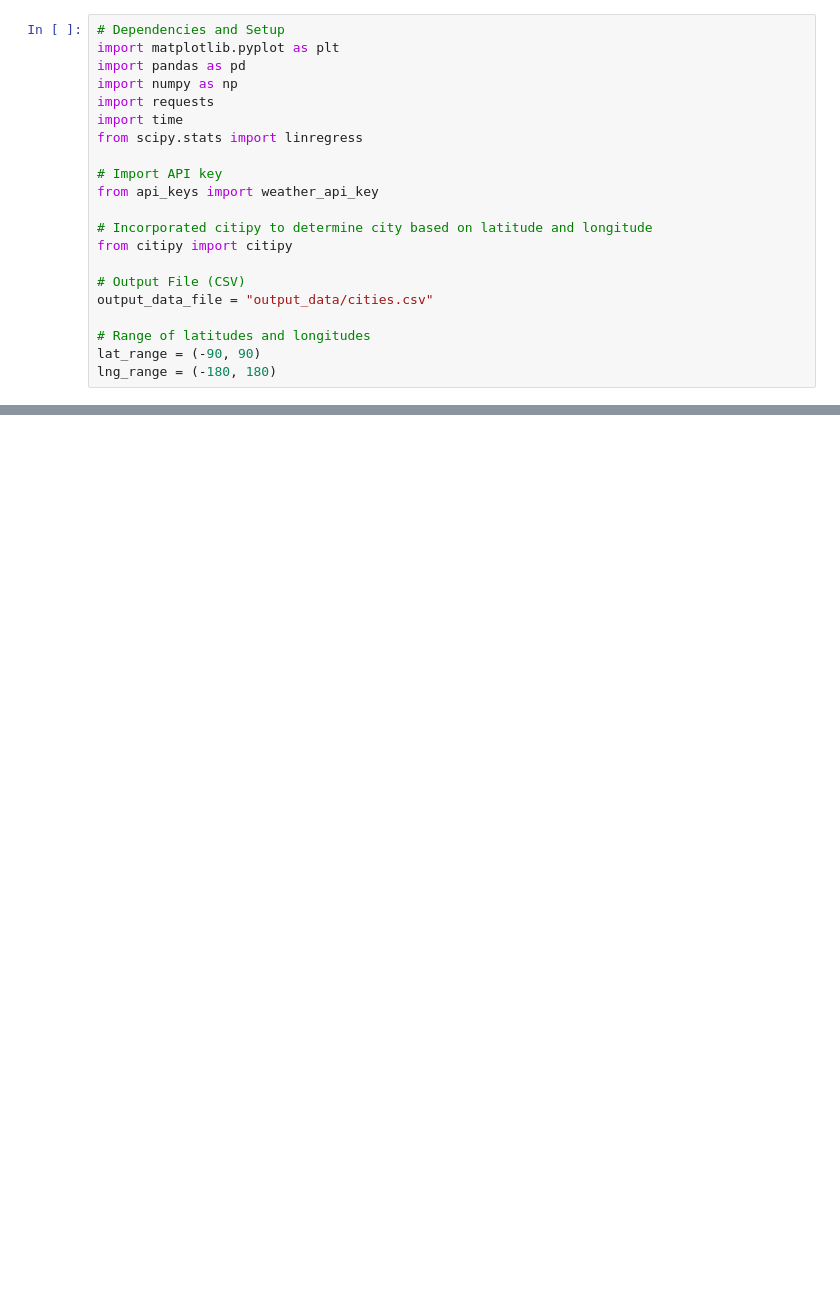
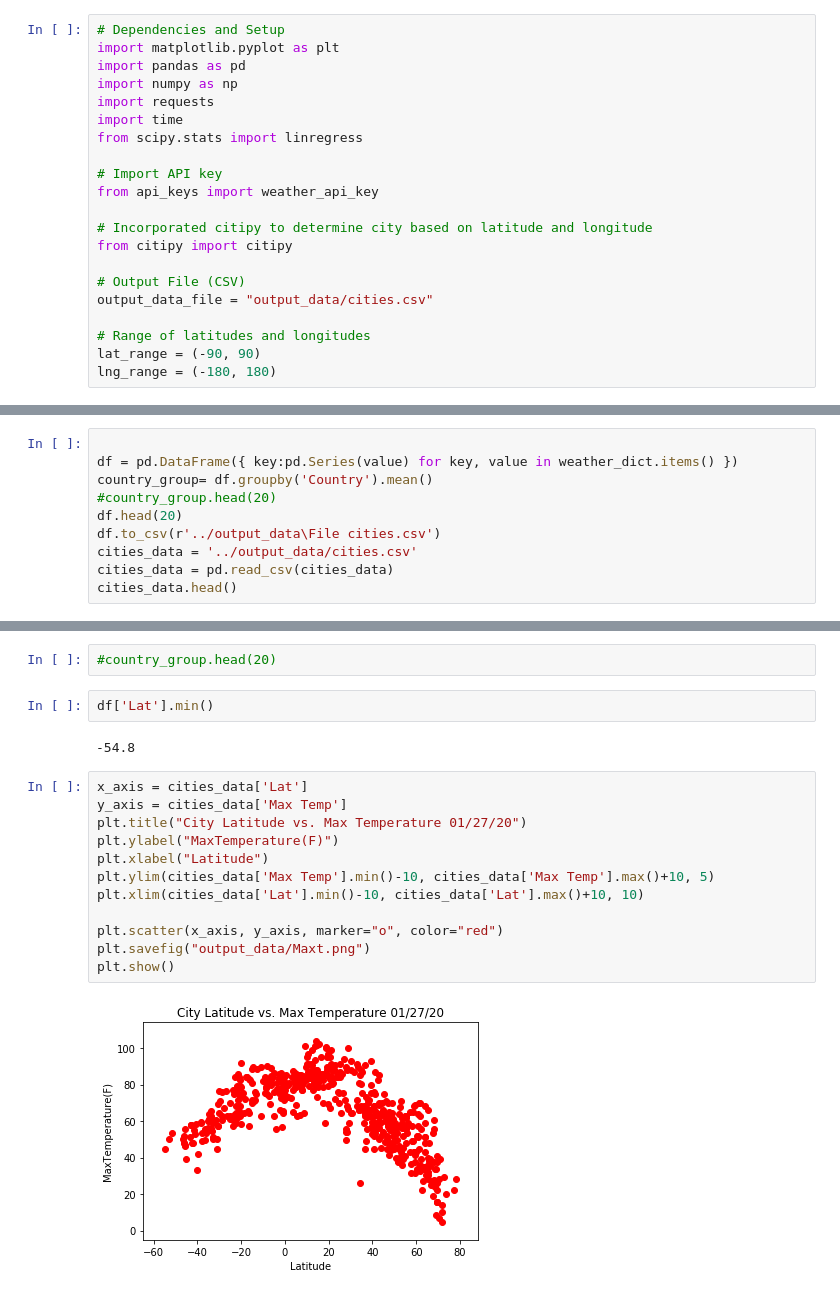
Before and after one commit to ac1093/python-api-challenge, a Jupyter notebook: WeatherPy/Weather.ipynb, the cells around one changed output, grey strips where cells are left out. Saved outputs shown, nothing was run; the diff lists cells and outputs as text; blank space fills up the shorter version.

```diff
--- a/WeatherPy/Weather.ipynb
+++ b/WeatherPy/Weather.ipynb
@@ -122,0 +163,10 @@ City not Found
+# %%
+
+df = pd.DataFrame({ key:pd.Series(value) for key, value in weather_dict.items() })
+country_group= df.groupby('Country').mean()
+#country_group.head(20)
+df.head(20)
+df.to_csv(r'../output_data\File cities.csv')
+cities_data = '../output_data/cities.csv'
+cities_data = pd.read_csv(cities_data)
+cities_data.head()
@@ -122,0 +194,20 @@ City not Found
+# %%
+#country_group.head(20)
+# %%
+df['Lat'].min()
+# %% [output]
+-54.8
+# %%
+x_axis = cities_data['Lat']
+y_axis = cities_data['Max Temp']
+plt.title("City Latitude vs. Max Temperature 01/27/20")
+plt.ylabel("MaxTemperature(F)")
+plt.xlabel("Latitude")
+plt.ylim(cities_data['Max Temp'].min()-10, cities_data['Max Temp'].max()+10, 5)
+plt.xlim(cities_data['Lat'].min()-10, cities_data['Lat'].max()+10, 10)
+
+plt.scatter(x_axis, y_axis, marker="o", color="red")
+plt.savefig("output_data/Maxt.png")
+plt.show()
+# %% [output]
+[figure, added]
```
Also changed, not shown: parts of 9 cells of this notebook, 13 other files.
